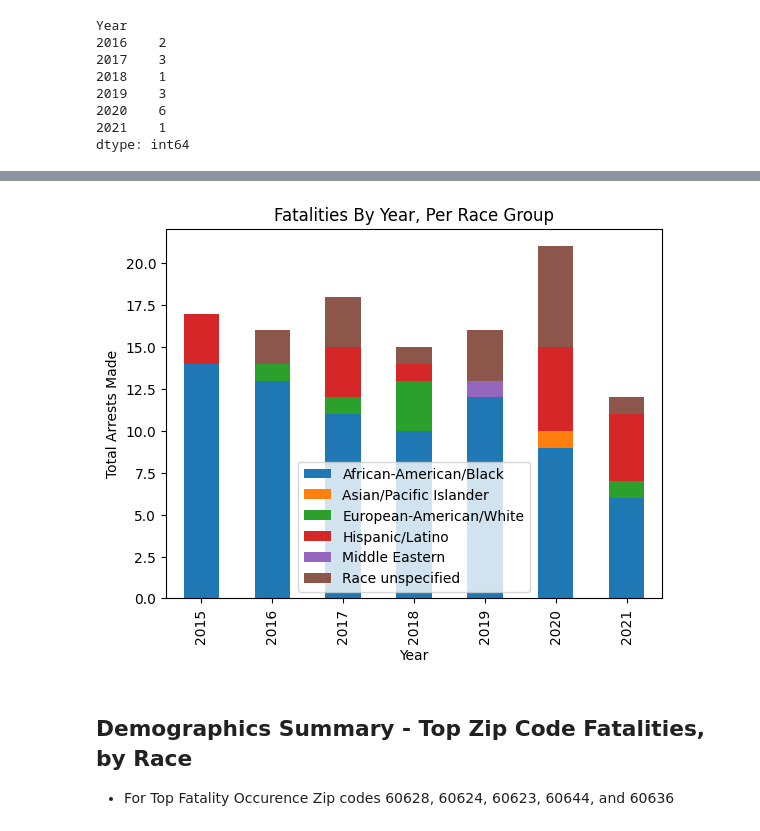
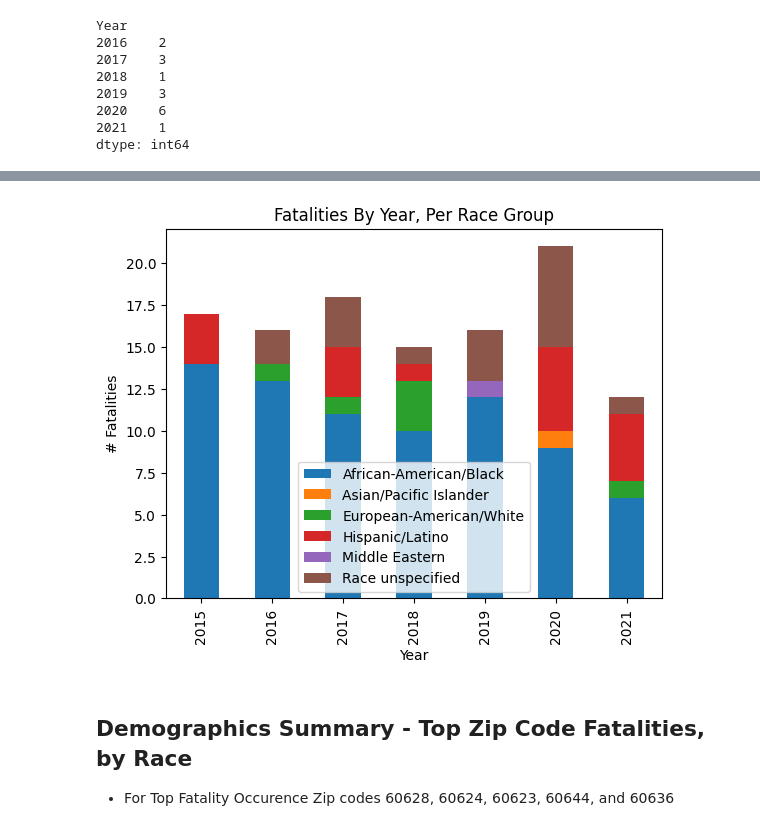
Before and after one commit to jdmandras/Project-1, a Jupyter notebook: CHI_City_Crime_Analysis_JenAlvz.ipynb, the cells around one changed output, grey strips where cells are left out. Drawn from its saved outputs; the diff is of its cells as text; code cells hidden in the pictures.

```diff
--- a/CHI_City_Crime_Analysis_JenAlvz.ipynb
+++ b/CHI_City_Crime_Analysis_JenAlvz.ipynb
@@ -273,14 +282,14 @@ all_races_fatalities
 # %%
 #plot a stacked bar chart uning matplotlib
 all_races_fatalities.plot(kind='bar', stacked=True, title='Fatalities By Year, Per Race Group')
 plt.xlabel("Year")
-plt.ylabel("Total Arrests Made")
+plt.ylabel("# Fatalities")
 plt.legend(loc = 'best')
 # plt.grid()
 # plt.savefig("Visualizations/fatalities_year_byrace.png")
 plt.show()
 # %% [output]
-[figure, old version]
+[figure, new version]
 # %% [markdown]
 ## Demographics Summary - Top Zip Code Fatalities, by Race
 * For Top Fatality Occurence Zip codes 60628, 60624, 60623, 60644, and 60636
```
Also changed, not shown: parts of 10 cells of this notebook.
